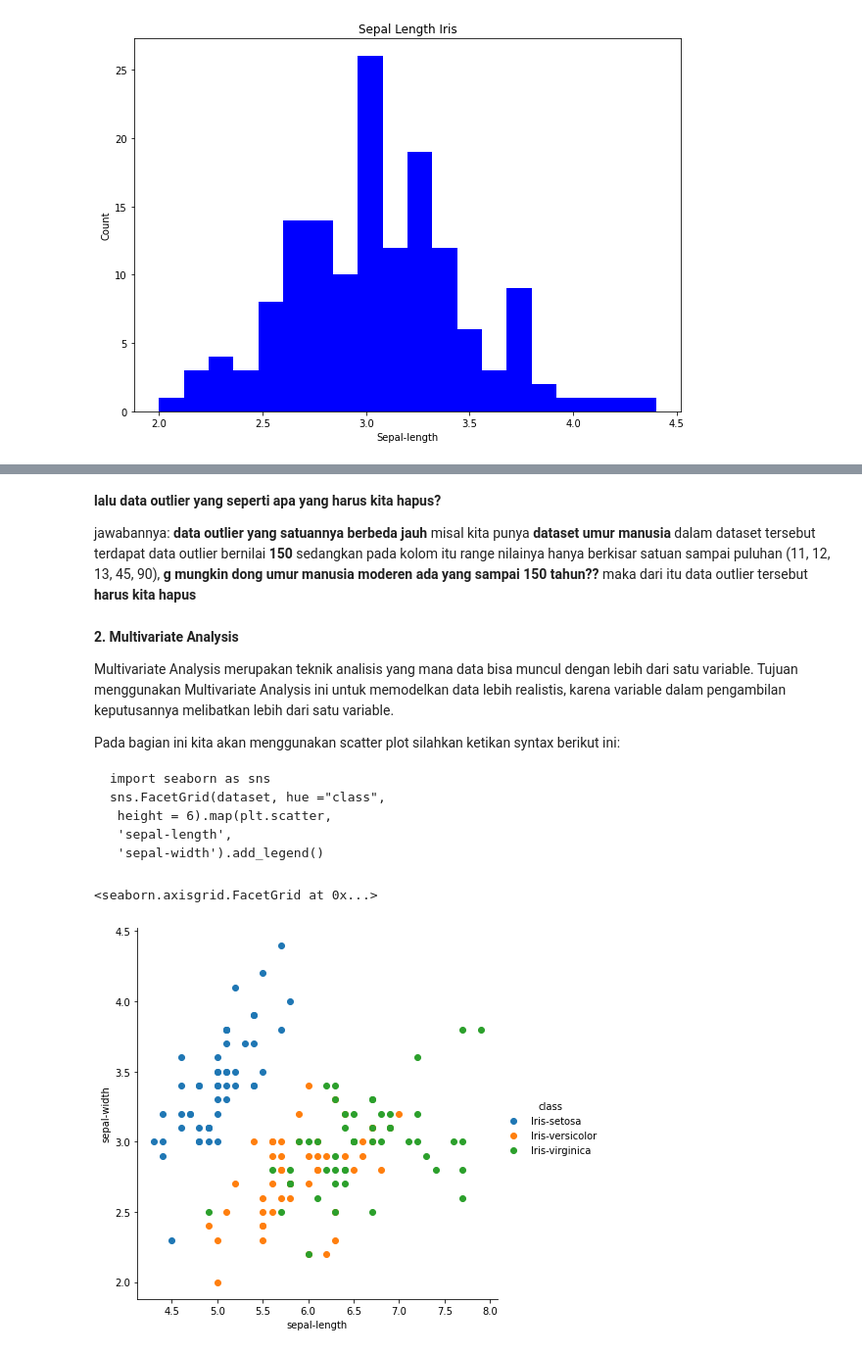
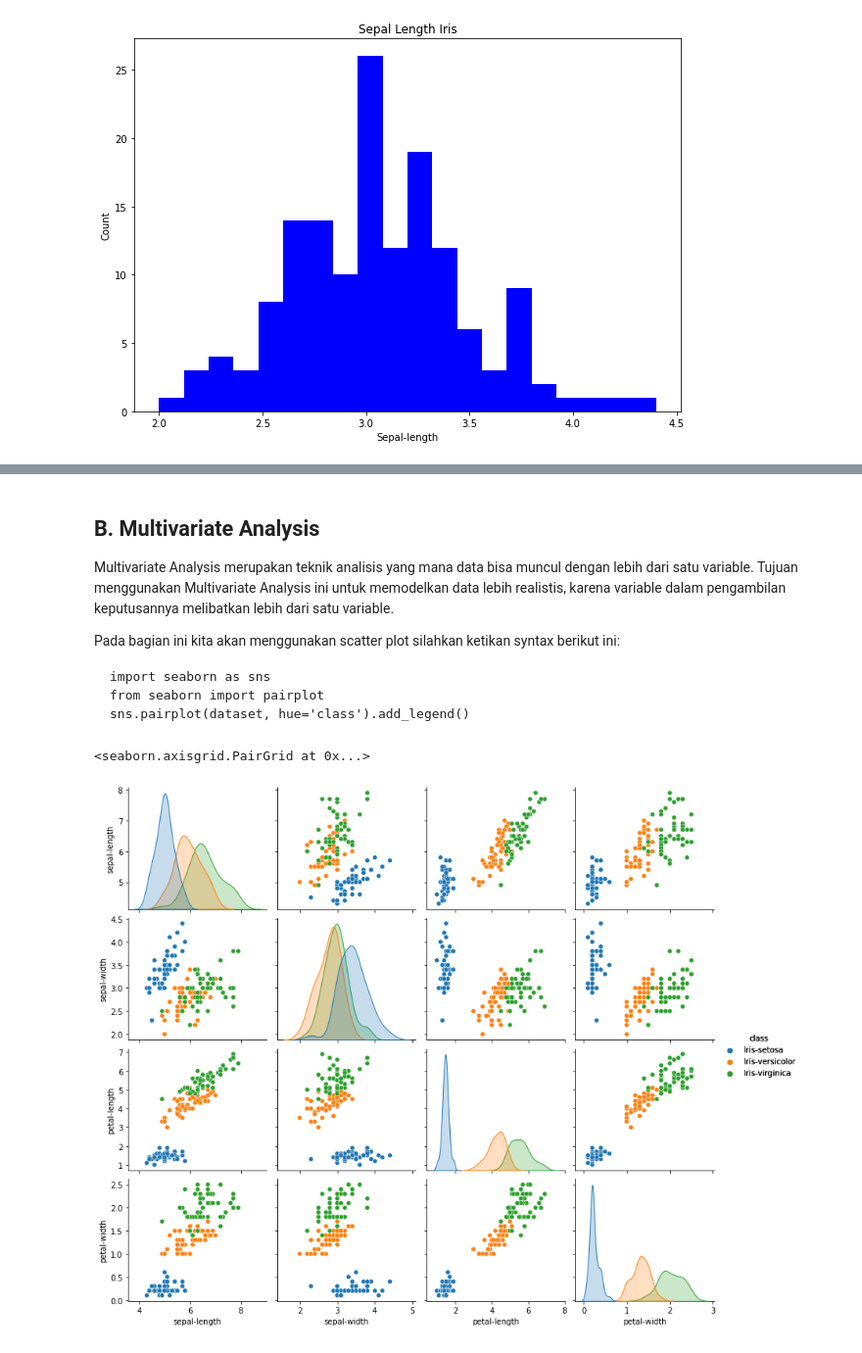
Before and after one commit to gustianh/pda-maroon, a Jupyter notebook: Data Wrangling.ipynb, the cells around one changed output, grey strips where cells are left out. Shown: that part at 98% size. Cells and saved outputs as stored; diff of their text form; code cells hidden in the pictures.

````diff
--- a/Data Wrangling.ipynb
+++ b/Data Wrangling.ipynb
@@ -741,10 +652,5 @@ Pada dataset ini data **outliernya masih dalam range nilai yang sama**, maksudny
-# %% [markdown]
-**lalu data outlier yang seperti apa yang harus kita hapus?**
-
-jawabannya:
-**data outlier yang satuannya berbeda jauh** misal kita punya **dataset umur manusia** dalam dataset tersebut terdapat data outlier bernilai **150** sedangkan pada kolom itu range nilainya hanya berkisar satuan sampai puluhan (11, 12, 13, 45, 90), **g mungkin dong umur manusia moderen ada yang sampai 150 tahun??** maka dari itu data outlier tersebut **harus kita hapus**
 # %% [markdown]
-**2. Multivariate Analysis**
+## **B. Multivariate Analysis**
 
 Multivariate Analysis merupakan teknik analisis yang mana data bisa muncul dengan lebih
 dari satu variable. Tujuan menggunakan Multivariate Analysis ini untuk memodelkan data lebih
@@ -756,20 +662,16 @@ Pada bagian ini kita akan menggunakan scatter plot silahkan ketikan syntax berik
 
 ```
 import seaborn as sns
-sns.FacetGrid(dataset, hue ="class",
- height = 6).map(plt.scatter,
- 'sepal-length',
- 'sepal-width').add_legend()
+from seaborn import pairplot
+sns.pairplot(dataset, hue='class').add_legend()
 ```
 # %%
 import seaborn as sns
-sns.FacetGrid(dataset, hue ="class",
- height = 6).map(plt.scatter,
- 'sepal-length',
- 'sepal-width').add_legend()
+from seaborn import pairplot
+sns.pairplot(dataset, hue='class').add_legend()
 # %% [output]
-<seaborn.axisgrid.FacetGrid at 0x...>
+<seaborn.axisgrid.PairGrid at 0x...>
-[figure, old version]
+[figure, new version]
 # %% [markdown]
 **Mari kita bahas**
 
````
Also changed, not shown: parts of 60 cells of this notebook.
